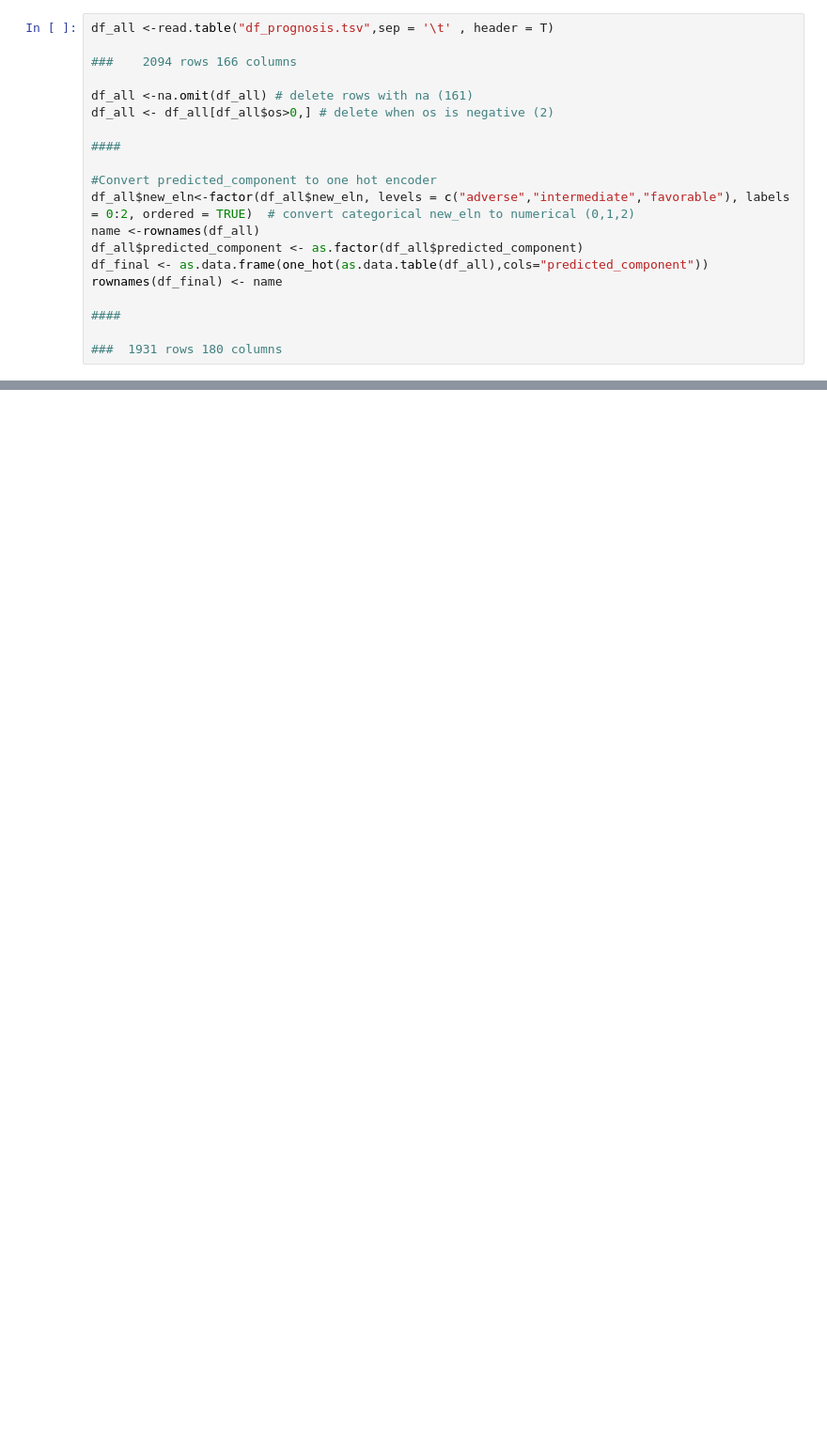
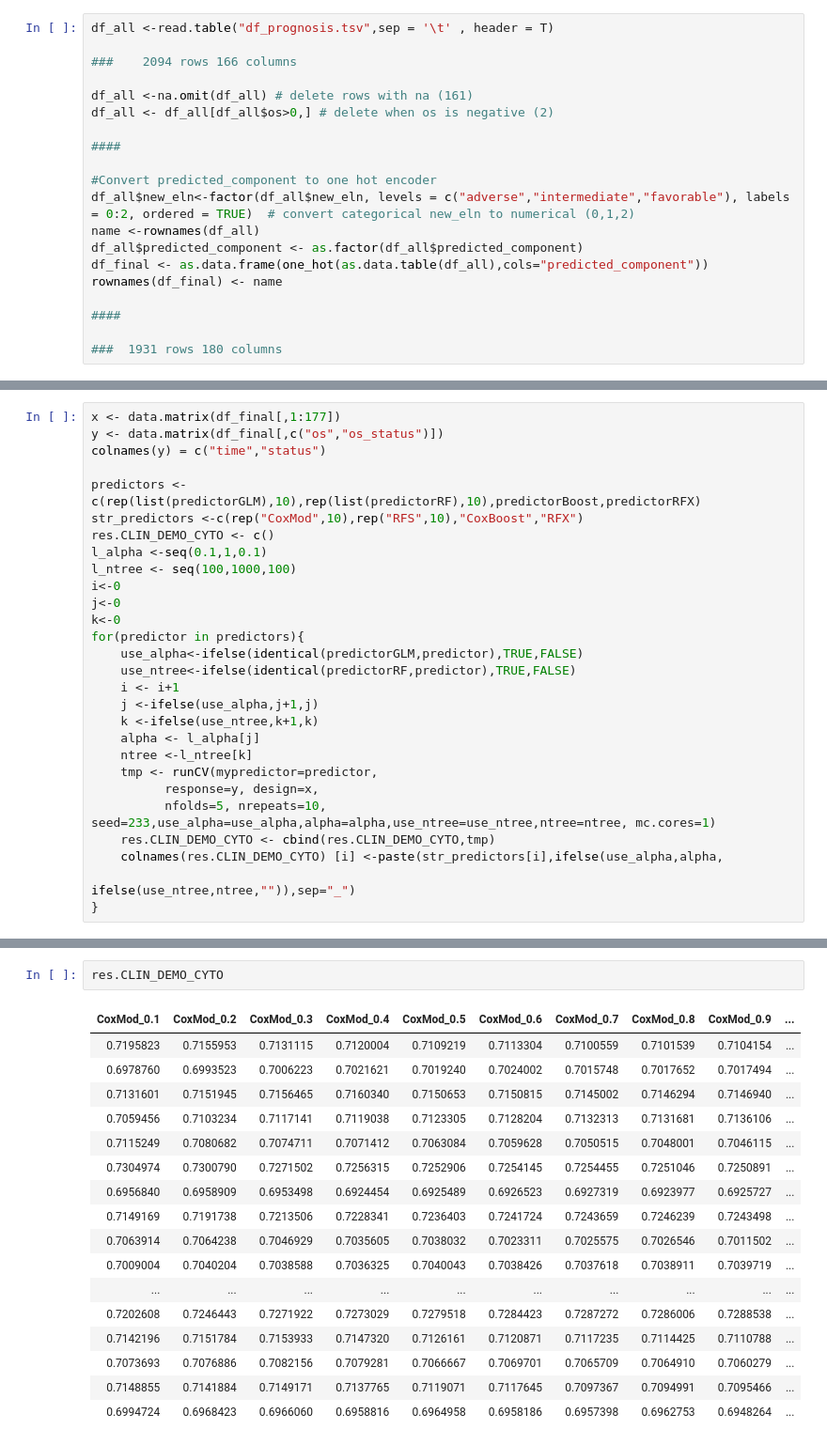
Before and after one commit to reyear/AML_Analysis, a Jupyter notebook: analysis/prognosis/InitialPrognosis/Models.ipynb, the cells around one changed output, grey strips where cells are left out. Shown at 94% size. Cells and saved outputs as stored; diff of their text form; blank space fills up the shorter version.

```diff
--- a/analysis/prognosis/InitialPrognosis/Models.ipynb
+++ b/analysis/prognosis/InitialPrognosis/Models.ipynb
@@ -227,0 +135,28 @@ runCV <- function(mypredictor, response, design, nfolds=5, nrepeats=10, seed=539
+# %%
+x <- data.matrix(df_final[,1:177])
+y <- data.matrix(df_final[,c("os","os_status")])
+colnames(y) = c("time","status")
+
+predictors <- c(rep(list(predictorGLM),10),rep(list(predictorRF),10),predictorBoost,predictorRFX)
+str_predictors <-c(rep("CoxMod",10),rep("RFS",10),"CoxBoost","RFX")
+res.CLIN_DEMO_CYTO <- c()
+l_alpha <-seq(0.1,1,0.1)
+l_ntree <- seq(100,1000,100)
+i<-0
+j<-0
+k<-0
+for(predictor in predictors){
+    use_alpha<-ifelse(identical(predictorGLM,predictor),TRUE,FALSE)
+    use_ntree<-ifelse(identical(predictorRF,predictor),TRUE,FALSE)
+    i <- i+1
+    j <-ifelse(use_alpha,j+1,j)
+    k <-ifelse(use_ntree,k+1,k)
+    alpha <- l_alpha[j]
+    ntree <-l_ntree[k]
+    tmp <- runCV(mypredictor=predictor,
+          response=y, design=x,
+          nfolds=5, nrepeats=10, seed=233,use_alpha=use_alpha,alpha=alpha,use_ntree=use_ntree,ntree=ntree, mc.cores=1)
+    res.CLIN_DEMO_CYTO <- cbind(res.CLIN_DEMO_CYTO,tmp)
+    colnames(res.CLIN_DEMO_CYTO) [i] <-paste(str_predictors[i],ifelse(use_alpha,alpha,
+                                                                                   ifelse(use_ntree,ntree,"")),sep="_")
+}
@@ -227,0 +181,20 @@ runCV <- function(mypredictor, response, design, nfolds=5, nrepeats=10, seed=539
+# %%
+res.CLIN_DEMO_CYTO
+# %% [output]
+| CoxMod_0.1 | CoxMod_0.2 | CoxMod_0.3 | CoxMod_0.4 | CoxMod_0.5 | CoxMod_0.6 | CoxMod_0.7 | CoxMod_0.8 | CoxMod_0.9 | ... |
+| 0.7195823 | 0.7155953 | 0.7131115 | 0.7120004 | 0.7109219 | 0.7113304 | 0.7100559 | 0.7101539 | 0.7104154 | ... |
+| 0.6978760 | 0.6993523 | 0.7006223 | 0.7021621 | 0.7019240 | 0.7024002 | 0.7015748 | 0.7017652 | 0.7017494 | ... |
+| 0.7131601 | 0.7151945 | 0.7156465 | 0.7160340 | 0.7150653 | 0.7150815 | 0.7145002 | 0.7146294 | 0.7146940 | ... |
+| 0.7059456 | 0.7103234 | 0.7117141 | 0.7119038 | 0.7123305 | 0.7128204 | 0.7132313 | 0.7131681 | 0.7136106 | ... |
+| 0.7115249 | 0.7080682 | 0.7074711 | 0.7071412 | 0.7063084 | 0.7059628 | 0.7050515 | 0.7048001 | 0.7046115 | ... |
+| 0.7304974 | 0.7300790 | 0.7271502 | 0.7256315 | 0.7252906 | 0.7254145 | 0.7254455 | 0.7251046 | 0.7250891 | ... |
+| 0.6956840 | 0.6958909 | 0.6953498 | 0.6924454 | 0.6925489 | 0.6926523 | 0.6927319 | 0.6923977 | 0.6925727 | ... |
+| 0.7149169 | 0.7191738 | 0.7213506 | 0.7228341 | 0.7236403 | 0.7241724 | 0.7243659 | 0.7246239 | 0.7243498 | ... |
+| 0.7063914 | 0.7064238 | 0.7046929 | 0.7035605 | 0.7038032 | 0.7023311 | 0.7025575 | 0.7026546 | 0.7011502 | ... |
+| 0.7009004 | 0.7040204 | 0.7038588 | 0.7036325 | 0.7040043 | 0.7038426 | 0.7037618 | 0.7038911 | 0.7039719 | ... |
+| ... | ... | ... | ... | ... | ... | ... | ... | ... | ... |
+| 0.7202608 | 0.7246443 | 0.7271922 | 0.7273029 | 0.7279518 | 0.7284423 | 0.7287272 | 0.7286006 | 0.7288538 | ... |
+| 0.7142196 | 0.7151784 | 0.7153933 | 0.7147320 | 0.7126161 | 0.7120871 | 0.7117235 | 0.7114425 | 0.7110788 | ... |
+| 0.7073693 | 0.7076886 | 0.7082156 | 0.7079281 | 0.7066667 | 0.7069701 | 0.7065709 | 0.7064910 | 0.7060279 | ... |
+| 0.7148855 | 0.7141884 | 0.7149171 | 0.7137765 | 0.7119071 | 0.7117645 | 0.7097367 | 0.7094991 | 0.7095466 | ... |
+| 0.6994724 | 0.6968423 | 0.6966060 | 0.6958816 | 0.6964958 | 0.6958186 | 0.6957398 | 0.6962753 | 0.6948264 | ... |
```
Also changed, not shown: parts of 10 cells of this notebook, 1 other file.
